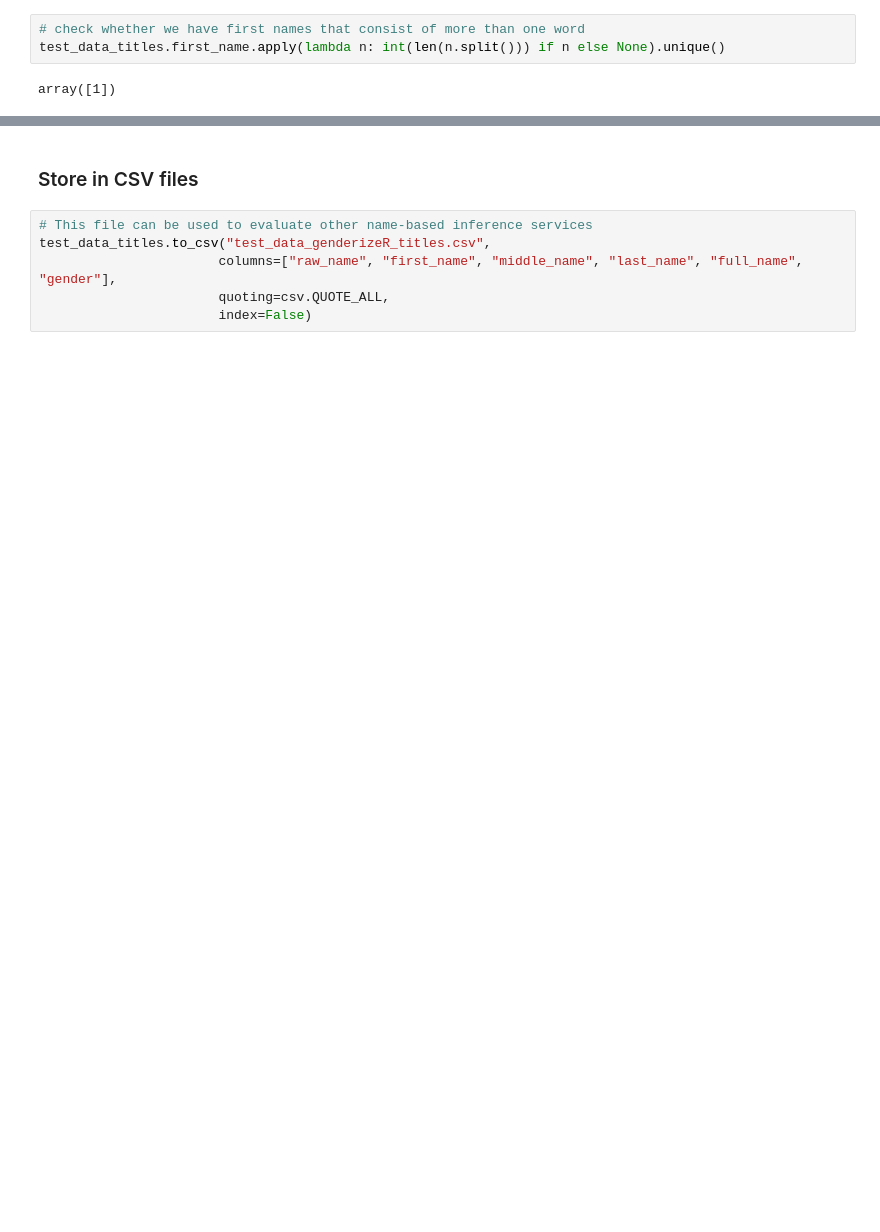
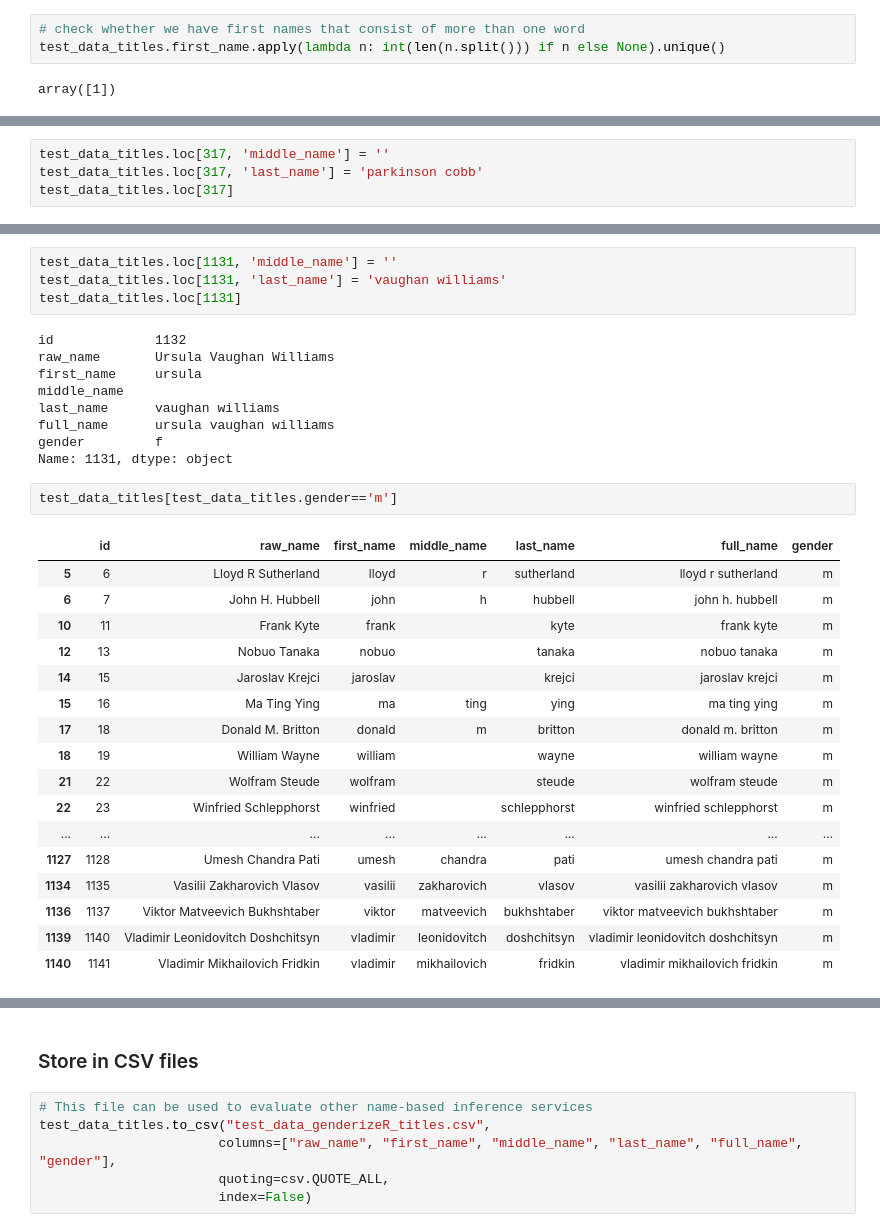
Before and after one commit to GenderGapSTEM-PublicationAnalysis/name_gender_inference, a Jupyter notebook: test_data/raw_data/Prepare_test_data_from_genderizeR_paper.ipynb, the cells around one changed output, grey strips where cells are left out. Drawn from its saved outputs; the diff is of its cells as text; blank space fills up the shorter version.

```diff
--- a/test_data/raw_data/Prepare_test_data_from_genderizeR_paper.ipynb
+++ b/test_data/raw_data/Prepare_test_data_from_genderizeR_paper.ipynb
@@ -453,0 +535,4 @@ Name: first_name, dtype: int64
+# %%
+test_data_titles.loc[317, 'middle_name'] = ''
+test_data_titles.loc[317, 'last_name'] = 'parkinson cobb'
+test_data_titles.loc[317]
@@ -453,0 +559,33 @@ Name: first_name, dtype: int64
+# %%
+test_data_titles.loc[1131, 'middle_name'] = ''
+test_data_titles.loc[1131, 'last_name'] = 'vaughan williams'
+test_data_titles.loc[1131]
+# %% [output]
+id             1132
+raw_name       Ursula Vaughan Williams
+first_name     ursula
+middle_name
+last_name      vaughan williams
+full_name      ursula vaughan williams
+gender         f
+Name: 1131, dtype: object
+# %%
+test_data_titles[test_data_titles.gender=='m']
+# %% [output]
+|  | id | raw_name | first_name | middle_name | last_name | full_name | gender |
+| 5 | 6 | Lloyd R Sutherland | lloyd | r | sutherland | lloyd r sutherland | m |
+| 6 | 7 | John H. Hubbell | john | h | hubbell | john h. hubbell | m |
+| 10 | 11 | Frank Kyte | frank |  | kyte | frank kyte | m |
+| 12 | 13 | Nobuo Tanaka | nobuo |  | tanaka | nobuo tanaka | m |
+| 14 | 15 | Jaroslav Krejci | jaroslav |  | krejci | jaroslav krejci | m |
+| 15 | 16 | Ma Ting Ying | ma | ting | ying | ma ting ying | m |
+| 17 | 18 | Donald M. Britton | donald | m | britton | donald m. britton | m |
+| 18 | 19 | William Wayne | william |  | wayne | william wayne | m |
+| 21 | 22 | Wolfram Steude | wolfram |  | steude | wolfram steude | m |
+| 22 | 23 | Winfried Schlepphorst | winfried |  | schlepphorst | winfried schlepphorst | m |
+| ... | ... | ... | ... | ... | ... | ... | ... |
+| 1127 | 1128 | Umesh Chandra Pati | umesh | chandra | pati | umesh chandra pati | m |
+| 1134 | 1135 | Vasilii Zakharovich Vlasov | vasilii | zakharovich | vlasov | vasilii zakharovich vlasov | m |
+| 1136 | 1137 | Viktor Matveevich Bukhshtaber | viktor | matveevich | bukhshtaber | viktor matveevich bukhshtaber | m |
+| 1139 | 1140 | Vladimir Leonidovitch Doshchitsyn | vladimir | leonidovitch | doshchitsyn | vladimir leonidovitch doshchitsyn | m |
+| 1140 | 1141 | Vladimir Mikhailovich Fridkin | vladimir | mikhailovich | fridkin | vladimir mikhailovich fridkin | m |
```
Also changed, not shown: parts of 33 cells of this notebook, 1 other file.
